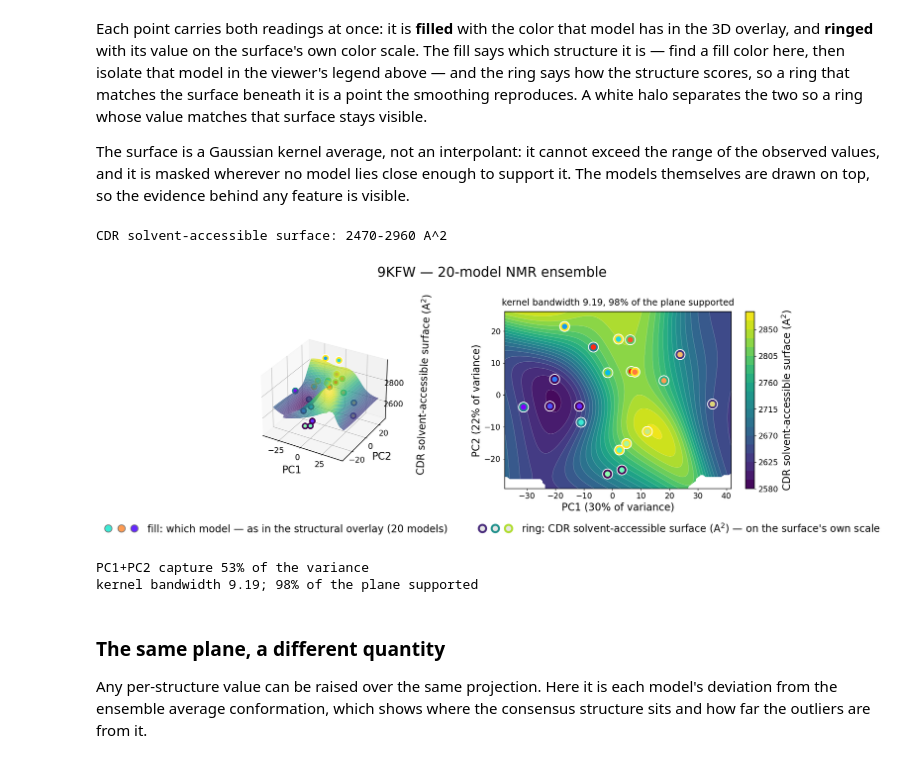
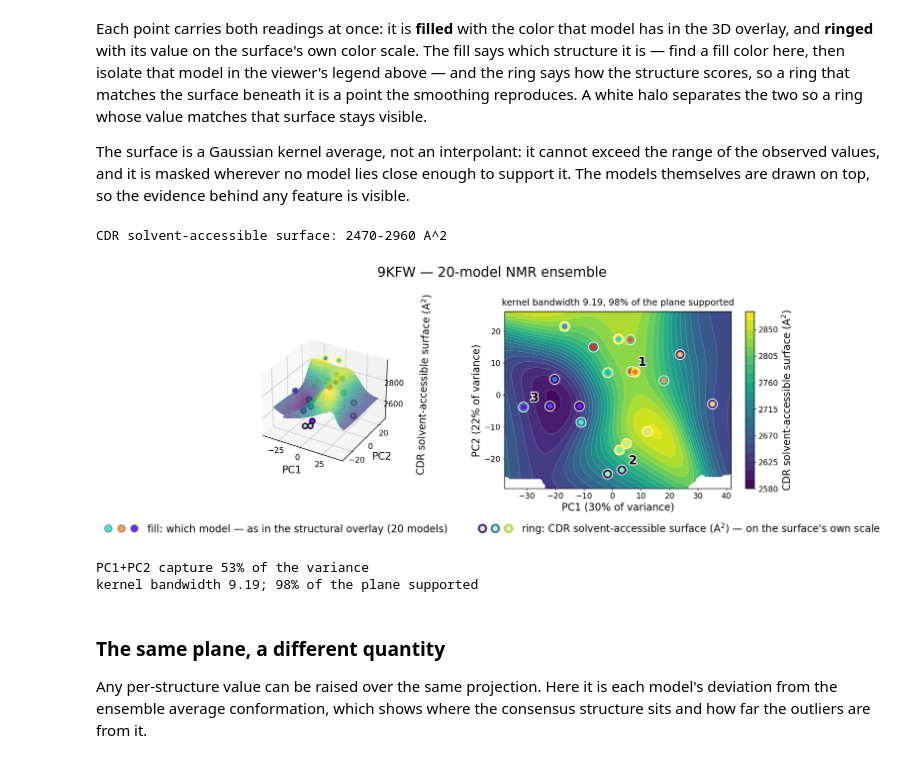
Before and after one commit to bendorr/boltz-cdr, a Jupyter notebook: notebooks/cdr_ensemble_visualization.ipynb, the cells around one changed output. Cells and saved outputs as stored; diff of their text form; code cells hidden in the pictures.

```diff
--- a/notebooks/cdr_ensemble_visualization.ipynb
+++ b/notebooks/cdr_ensemble_visualization.ipynb
@@ -166,30 +166,38 @@ it. The models themselves are drawn on top, so the evidence behind any feature i
 # %%
 from boltz_cdr.metrics.interface import sasa
 
 cdr_atoms = models[0].atom_mask_for_residues(annotation.all_indices)
 paratope_sasa = np.array([
     sasa(m.coords, m.atom_elements, n_points=96)[cdr_atoms].sum() for m in models
 ])
 print(f"CDR solvent-accessible surface: {paratope_sasa.min():.0f}"
       f"-{paratope_sasa.max():.0f} A^2")
 
 landscape, projection, coords = conformation_landscape(
     models, annotation, paratope_sasa, method="pca"
 )
+
+# The three models the overlay above draws with their side chains, numbered so a point here
+# can be matched to a loop there. Both figures pick them with `extreme_members`.
+callouts = [""] * len(models)
+for number, index in enumerate(extreme_members(coords), start=1):
+    callouts[index] = str(number)
+
 fig, _ = plot_landscape(
     landscape, projection,
     value_label="CDR solvent-accessible surface (A$^2$)",
     title=f"{PDB_ID} — {len(models)}-model NMR ensemble",
+    labels=callouts,
     point_colors=view.colors,     # same color each model has in the 3D overlay
 )
 plt.show()
 
 print(f"PC1+PC2 capture {projection.explained_variance.sum():.0%} of the variance")
 print(f"kernel bandwidth {landscape.bandwidth:.2f}; "
       f"{landscape.coverage:.0%} of the plane supported")
 # %% [output]
 CDR solvent-accessible surface: 2470-2960 A^2
-[figure, old version]
+[figure, new version]
 PC1+PC2 capture 53% of the variance
 kernel bandwidth 9.19; 98% of the plane supported
 # %% [markdown]
```
Also changed, not shown: parts of 2 cells of this notebook, 8 other files.
